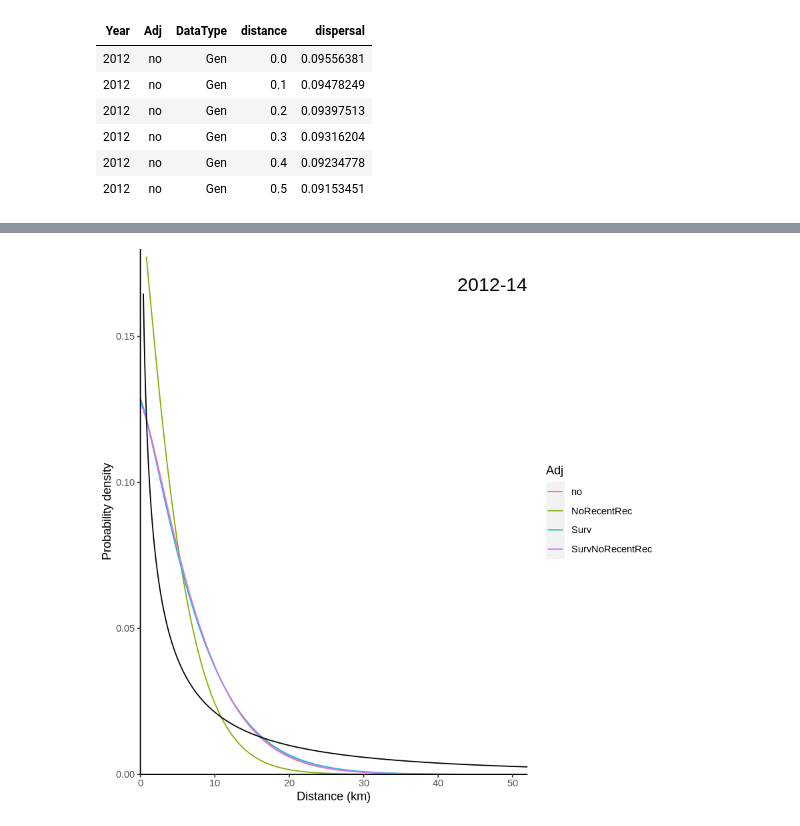
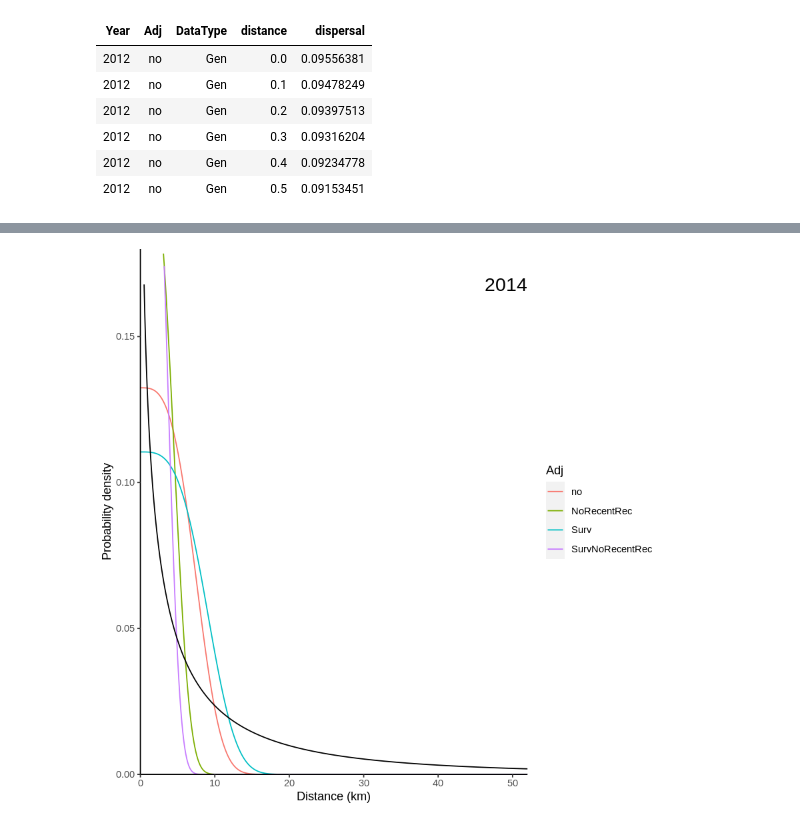
Before and after one commit to pinskylab/CamotesROMS, a Jupyter notebook: notebooks/plot_ROMS_kernels.ipynb, the cells around one changed output, grey strips where cells are left out. Cells and saved outputs as stored; diff of their text form; code cells hidden in the pictures.

Commit message:
now all of the same plots, but allowing other as a source

```diff
--- a/notebooks/plot_ROMS_kernels.ipynb
+++ b/notebooks/plot_ROMS_kernels.ipynb
@@ -84,11 +84,11 @@ head(SimToPlot %>% filter(DataType=="Gen"))
 # %%
 #make plots for each case
 # %%
-CaseKernels2012_14 <- ggplot(data= (SimToPlot %>% filter(Year=="2012-14" & DataType=="Sim")), aes(x=distance, y=dispersal, color=Adj))+
+CaseKernels2014 <- ggplot(data= (SimToPlot %>% filter(Year=="2014" & DataType=="Sim")), aes(x=distance, y=dispersal, color=Adj))+
     geom_line()+ #data=to_plot_df2, aes(x=dist, y=pdf, group=iter), color="gray60", size=.2, alpha=0.2
-    geom_line(data=(SimToPlot %>% filter(Year=="2012-14" & DataType=="Gen")), aes(x=distance, y=dispersal), color="black") +
+    geom_line(data=(SimToPlot %>% filter(Year=="2014" & DataType=="Gen")), aes(x=distance, y=dispersal), color="black") +
     #geom_area(data=kernel15, aes(x=dist, y=norm_pdf, fill=as.factor(median)), alpha=0.1)+
-    annotate("text", x =Inf, y = 0.17, vjust=1, hjust=1, label = "2012-14", size=6)+#8 for publication, 15 for presentation, fontface="bold", col="deepskyblue2") + #for 15 year  fontface="bold", col="deepskyblue2"
+    annotate("text", x =Inf, y = 0.17, vjust=1, hjust=1, label = "2014", size=6)+#8 for publication, 15 for presentation, fontface="bold", col="deepskyblue2") + #for 15 year  fontface="bold", col="deepskyblue2"
     ##annotate("text", x =MDD15, y = 0.01, vjust=1, hjust=1, label = "mu", color="deepskyblue2", size=15, family="Helvetica", parse=T)+#, fontface="bold", col="deepskyblue2") + #for 15 year  fontface="bold", col="deepskyblue2"
     ##scale_fill_manual(values= c("whitesmoke", "cadetblue3")) +
     ##scale_color_manual(values= c("whitesmoke", "cadetblue3")) +
@@ -111,7 +111,7 @@ CaseKernels2012_14 <- ggplot(data= (SimToPlot %>% filter(Year=="2012-14" & DataT
     scale_y_continuous(expand = c(0,0), limits = c(0,.18))
 
 
-CaseKernels2012_14
-#ggsave(filename="SimulationCaseKernelFits2012-14.png", plot= CaseKernels2012_14, path="~/oceanography/script_output/KernelFits/Plots/" )
+CaseKernels2014
+ggsave(filename="SimulationCaseKernelFits2014.png", plot= CaseKernels2014, path="~/oceanography/script_output/KernelFits/Plots/" )
 # %% [output]
 Warning message:
@@ -123,2 +123,2 @@ Warning message:
-[figure, old version]
+[figure, new version]
 # %%
```
Also changed, not shown: parts of 4 cells of this notebook, 13 other files.
